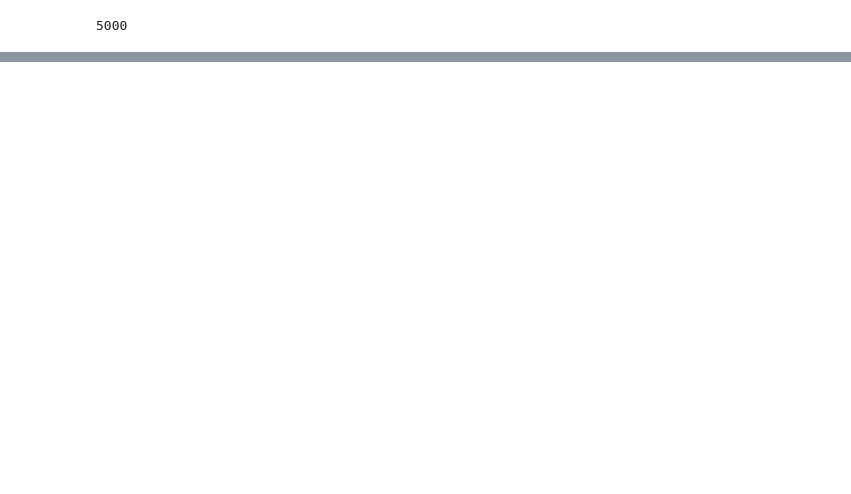
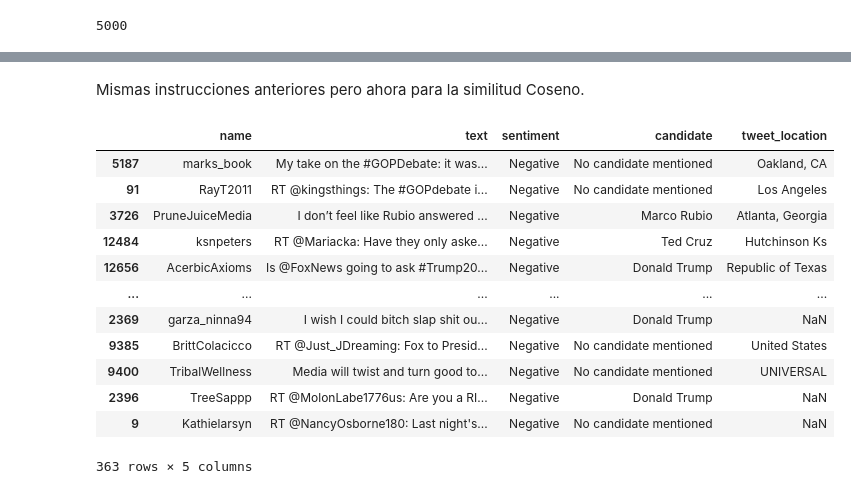
Before and after one commit to misaelLS21/datos_masivos, a Jupyter notebook: proyecto_6/DM_proyecto6.ipynb, the cells around one changed output, grey strips where cells are left out. Cells and saved outputs as stored; diff of their text form; code cells hidden in the pictures; blank space fills up the shorter version.

```diff
--- a/proyecto_6/DM_proyecto6.ipynb
+++ b/proyecto_6/DM_proyecto6.ipynb
@@ -354,7 +386,6 @@ class TablaLpLSH:
 # %%
-n_tablas = 50
+n_tablas = 60
 dim = bolsas_base.shape[1]
-print(dim)
 tablas = [TablaLpLSH(2**13, 1, dim, 50.0) for _ in range(n_tablas)]
 # %% [output]
 5000
@@ -479,19 +520,12 @@ carson, carson, carson: dammit man! words racism white supremacy audience!
 # %%
-def fuerza_bruta(ds, qs, fd):
-  medidas = np.zeros(ds.shape[0])
-  for i,x in enumerate(ds):
-    medidas[i] = fd(qs, x)
-
-  return np.sort(medidas)[::-1], np.argsort(medidas)[::-1]
-
-sims = []
-orden = []
+sims_coseno = []
+orden_coseno = []
 for i,q in enumerate(bolsas_consultas_arr):
   ld = list(vecs[i])
   if ld:
-    s,o = fuerza_bruta(bolsas_base_arr[ld], q, distancia_euclidiana)
-    sims.append(s)
-    orden.append([ld[e] for e in o])
+    s,o = fuerza_bruta(bolsas_base_arr[ld], q, distancia_coseno)
+    sims_coseno.append(s)
+    orden_coseno.append([ld[e] for e in o])
   else:
-    sims.append([])
-    orden.append([])
+    sims_coseno.append([])
+    orden_coseno.append([])
@@ -524,0 +608,18 @@ vecs
+# %% [markdown]
+Mismas instrucciones anteriores pero ahora para la similitud Coseno.
+# %%
+busca_usuarios(5,orden_coseno,dataText_negative)
+# %% [output]
+|  | name | text | sentiment | candidate | tweet_location |
+| 5187 | marks_book | My take on the #GOPDebate: it was... | Negative | No candidate mentioned | Oakland, CA |
+| 91 | RayT2011 | RT @kingsthings: The #GOPdebate i... | Negative | No candidate mentioned | Los Angeles |
+| 3726 | PruneJuiceMedia | I don’t feel like Rubio answered ... | Negative | Marco Rubio | Atlanta, Georgia |
+| 12484 | ksnpeters | RT @Mariacka: Have they only aske... | Negative | Ted Cruz | Hutchinson Ks |
+| 12656 | AcerbicAxioms | Is @FoxNews going to ask #Trump20... | Negative | Donald Trump | Republic of Texas |
+| ... | ... | ... | ... | ... | ... |
+| 2369 | garza_ninna94 | I wish I could bitch slap shit ou... | Negative | Donald Trump | NaN |
+| 9385 | BrittColacicco | RT @Just_JDreaming: Fox to Presid... | Negative | No candidate mentioned | United States |
+| 9400 | TribalWellness | Media will twist and turn good to... | Negative | No candidate mentioned | UNIVERSAL |
+| 2396 | TreeSappp | RT @MolonLabe1776us: Are you a RI... | Negative | Donald Trump | NaN |
+| 9 | Kathielarsyn | RT @NancyOsborne180: Last night's... | Negative | No candidate mentioned | NaN |
+363 rows × 5 columns
```
Also changed, not shown: parts of 57 cells of this notebook.
